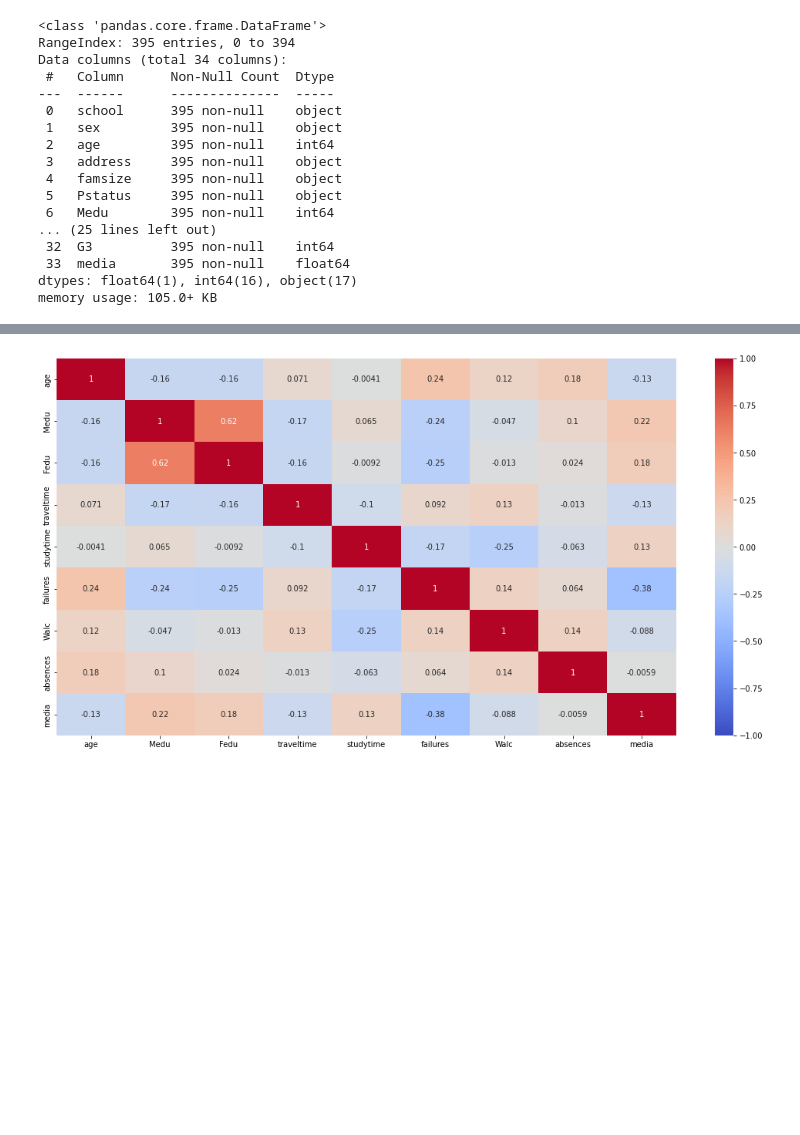
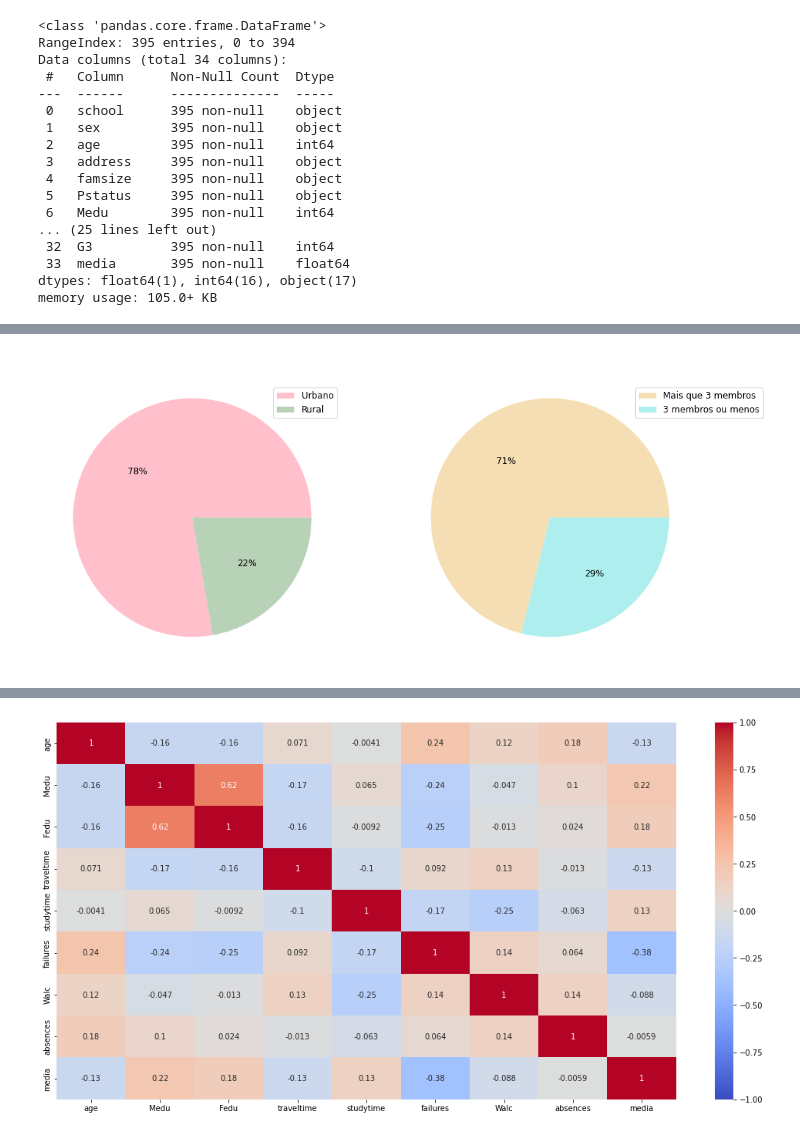
Before and after one commit to joaovdferraz/Projeto3_ADA, a Jupyter notebook: proj 4.ipynb, the cells around one changed output, grey strips where cells are left out. Drawn from its saved outputs; the diff is of its cells as text; code cells hidden in the pictures; blank space fills up the shorter version.

```diff
--- a/proj 4.ipynb
+++ b/proj 4.ipynb
@@ -65 +101,15 @@ df_edu.groupby(by='address').count().plot(kind='pie',y='media',autopct='%1.0f%%'
+# %%
+fig , ax = plt.subplots(1,2,figsize=(12,6))
+
+df_edu['address'].value_counts().plot(kind='pie',fontsize=12,autopct='%1.0f%%',figsize=(16,8),colors=['pink','#B7D2B6'],labeldistance = None,ax=ax[0]);
+ax[0].set_title('Distribuição dos locais de moradia dos alunos',color='white',fontsize=15)
+ax[0].legend(['Urbano','Rural'],loc='upper right',fontsize=12,bbox_to_anchor = (1,0.95))
+ax[0].set_ylabel("");
+
+df_edu['famsize'].value_counts().plot(kind='pie',fontsize=12,autopct='%1.0f%%',figsize=(16,8),colors=['wheat','paleturquoise'],labeldistance = None,ax=ax[1]);
+ax[1].set_title('Tamanho da família dos alunos',color='white',fontsize=15)
+ax[1].legend(['Mais que 3 membros','3 membros ou menos'],loc='upper right',fontsize=12,bbox_to_anchor = (1.23,0.95))
+ax[1].set_ylabel("");
+# %% [output]
+[figure, added]
 # %%
```
Also changed, not shown: parts of 21 cells of this notebook.
